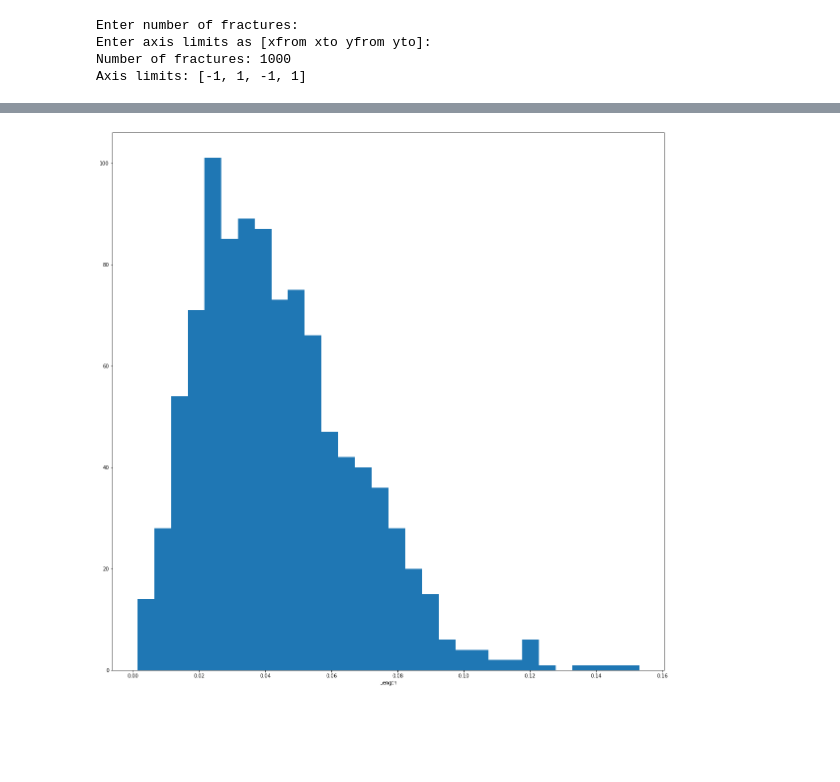
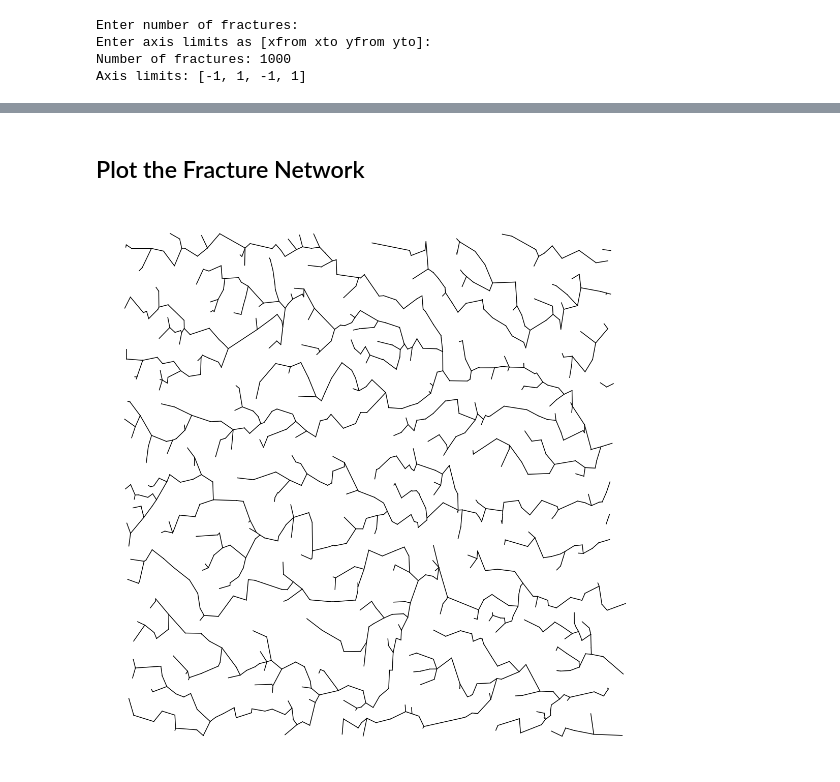
Before and after one commit to eriktoller/fracture_network_generator, a Jupyter notebook: FN_generator.ipynb, the cells around one changed output, grey strips where cells are left out. Saved outputs shown, nothing was run; the diff lists cells and outputs as text; code cells hidden in the pictures; blank space fills up the shorter version.

```diff
--- a/FN_generator.ipynb
+++ b/FN_generator.ipynb
@@ -47,11 +37,0 @@ L = gf.length(z1, z2)
-# %%
-X1 = [z1.real for x in z1]
-Y1 = [z1.imag for x in z1]
-X2 = [z2.real for x in z2]
-Y2 = [z2.imag for x in z2]
-plt.rcParams['figure.figsize'] = [20, 20]
-plt.gca().set_aspect('equal')
-for pos in range(num):
-    plt.plot([X1[0][pos],X2[0][pos]],[Y1[0][pos],Y2[0][pos]], color='black')
-plt.axis('off')
-plt.show()
@@ -60,5 +38,6 @@ plt.show()
-# %%
-plt.hist(L, bins=30)
-plt.xlabel('Length');
-# %% [output]
-[figure, removed]
+# %% [markdown]
+## Plot the Fracture Network
+# %%
+gf.plot_frac(z1, z2)
+# %% [output]
+[figure, added]
```
Also changed, not shown: parts of 11 cells of this notebook, 1 other file.
